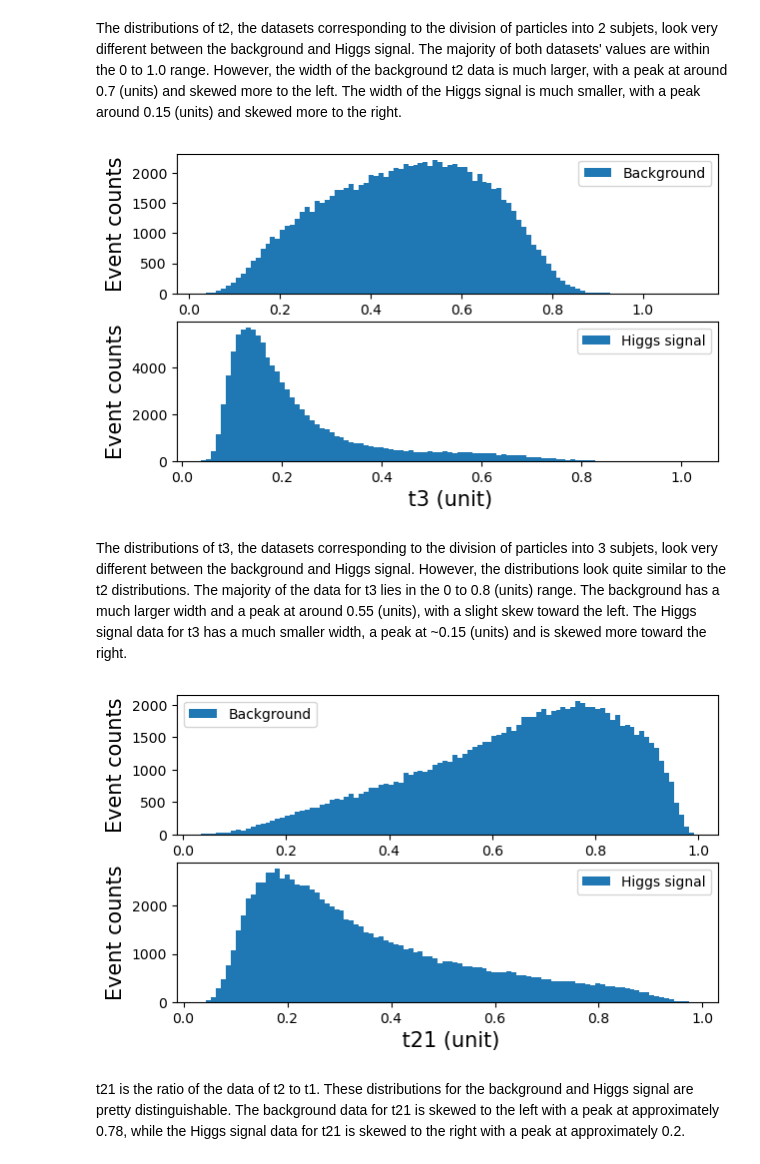
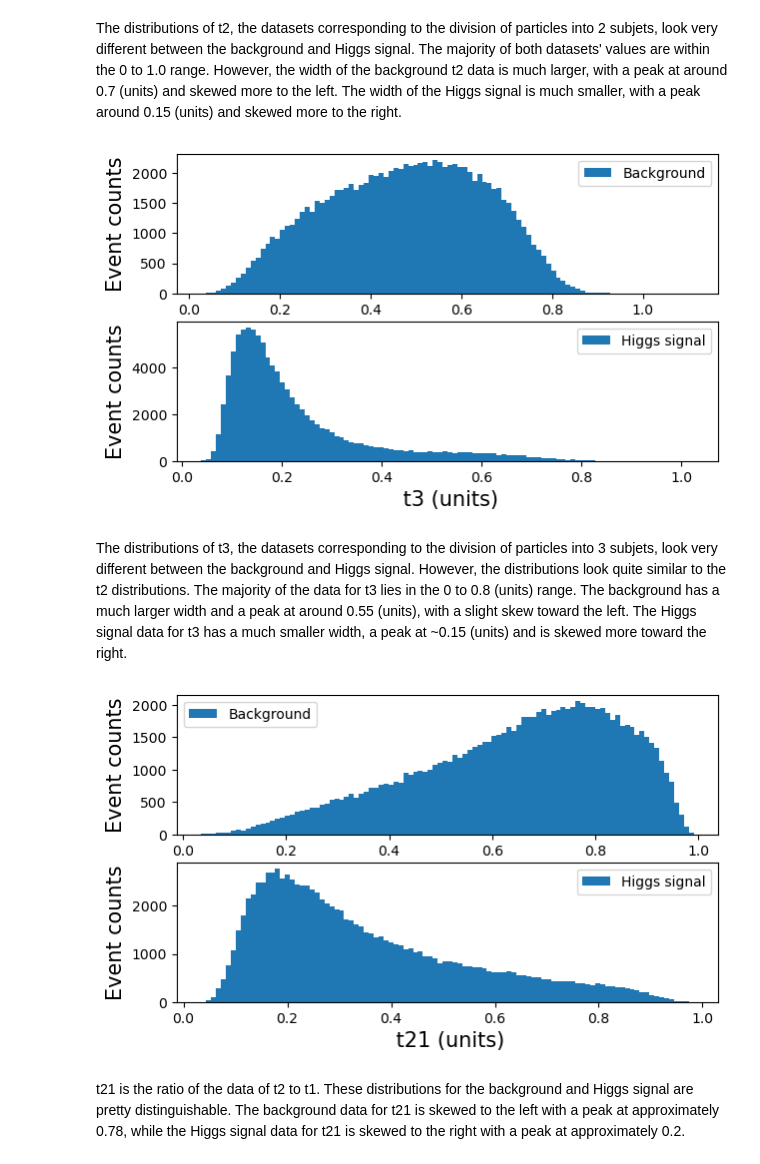
Before and after one commit to jenniv27/phys434, a Jupyter notebook: Labs/Lab5.ipynb, the cells around one changed output. Cells and saved outputs as stored; diff of their text form; code cells hidden in the pictures.

```diff
--- a/Labs/Lab5.ipynb
+++ b/Labs/Lab5.ipynb
@@ -210,15 +213,15 @@ plot_qcd_higgs('t2', 'unit')
 # %% [markdown]
 The distributions of t2, the datasets corresponding to the division of particles into 2 subjets, look very different between the background and Higgs signal. The majority of both datasets' values are within the 0 to 1.0 range. However, the width of the background t2 data is much larger, with a peak at around 0.7 (units) and skewed more to the left. The width of the Higgs signal is much smaller, with a peak around 0.15 (units) and skewed more to the right.
 # %%
-plot_qcd_higgs('t3', 'unit')
+plot_qcd_higgs('t3', 'units')
 # %% [output]
-[figure, old version]
+[figure, new version]
 # %% [markdown]
 The distributions of t3, the datasets corresponding to the division of particles into 3 subjets, look very different between the background and Higgs signal. However, the distributions look quite similar to the t2 distributions. The majority of the data for t3 lies in the 0 to 0.8 (units) range. The background has a much larger width and a peak at around 0.55 (units), with a slight skew toward the left. The Higgs signal data for t3 has a much smaller width, a peak at ~0.15 (units) and is skewed more toward the right.
 # %%
-plot_qcd_higgs('t21', 'unit')
+plot_qcd_higgs('t21', 'units')
 # %% [output]
-[figure, old version]
+[figure, new version]
 # %% [markdown]
 t21 is the ratio of the data of t2 to t1. These distributions for the background and Higgs signal are pretty distinguishable. The background data for t21 is skewed to the left with a peak at approximately 0.78, while the Higgs signal data for t21 is skewed to the right with a peak at approximately 0.2.
 # %%
```
Also changed, not shown: parts of 15 cells of this notebook.
